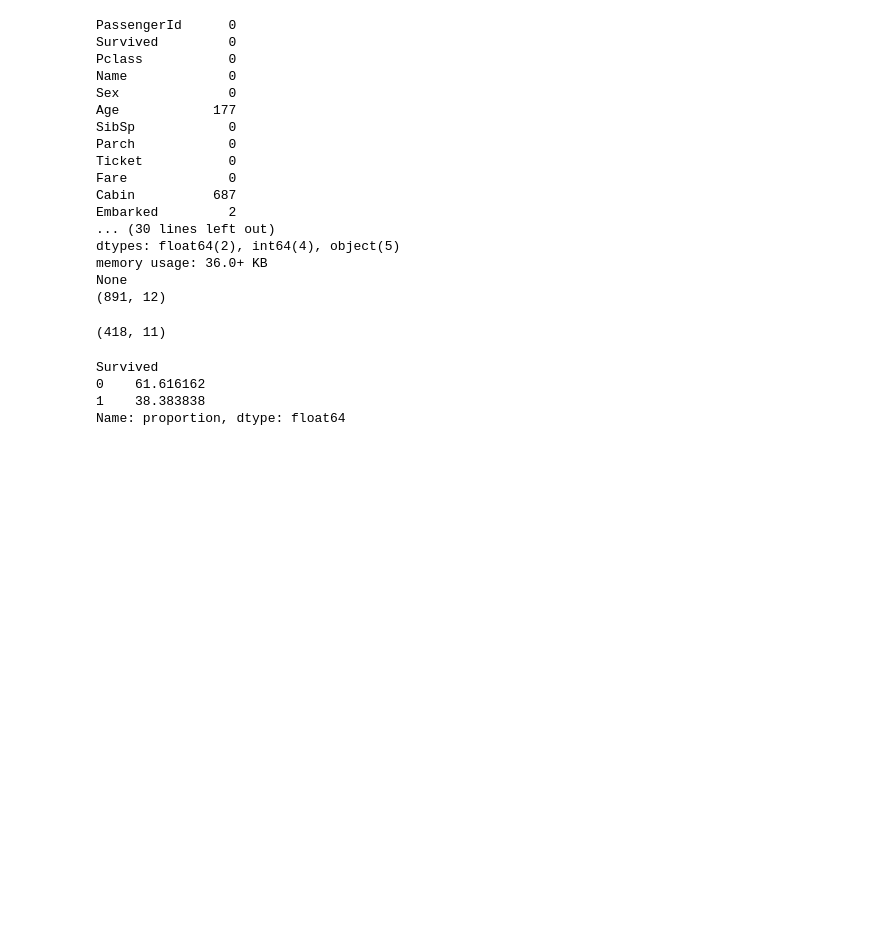
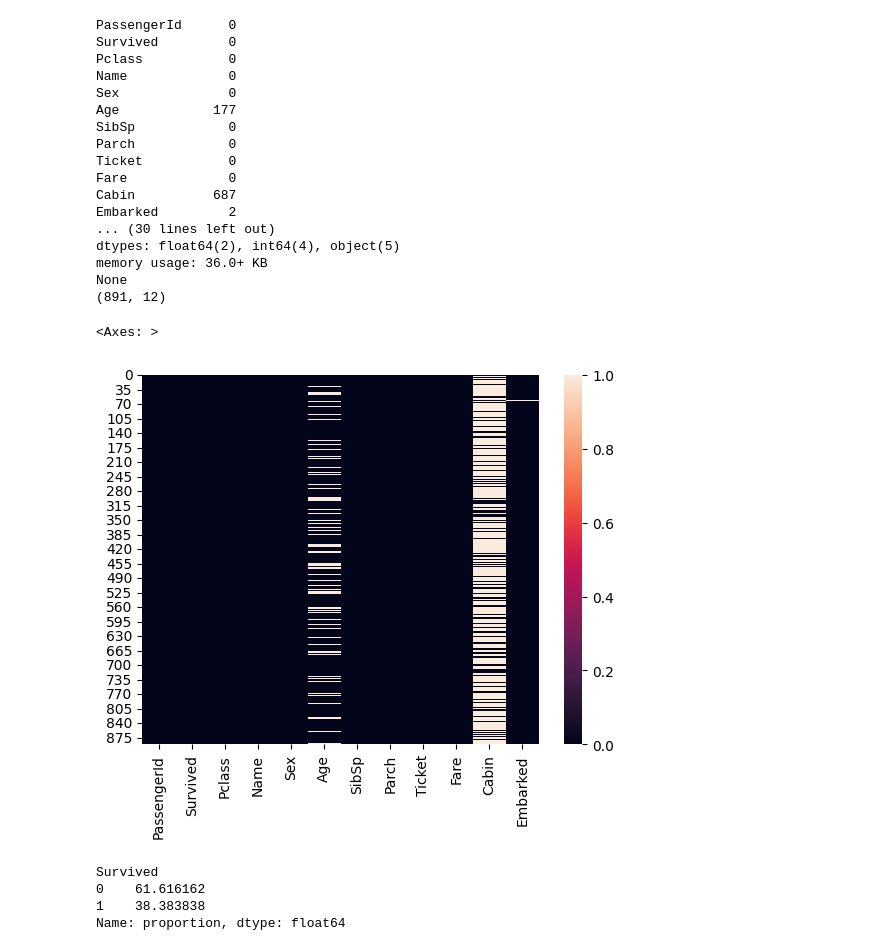
Before and after one commit to BOUTAMGHARINE/kaggle-titanic, a Jupyter notebook: notebook/ main.ipynb, the cells around one changed output. Drawn from its saved outputs; the diff is of its cells as text; code cells hidden in the pictures; blank space fills up the shorter version.

```diff
--- a/notebook/ main.ipynb
+++ b/notebook/ main.ipynb
@@ -14,34 +14,36 @@ from sklearn.svm import SVC
 
 
 
 train = pd.read_csv("../data/train.csv")
 test = pd.read_csv("../data/test.csv")
 
 print(train.isnull().sum())
 print("-----------------------------------")
 print(test.isnull().sum())
 print(test.info())
 print(train.shape)
 test.shape
+sns.heatmap(train.isnull())
 # %% [output]
 PassengerId      0
 Survived         0
 Pclass           0
 Name             0
 Sex              0
 Age            177
 SibSp            0
 Parch            0
 Ticket           0
 Fare             0
 Cabin          687
 Embarked         2
 ... (30 lines left out)
 dtypes: float64(2), int64(4), object(5)
 memory usage: 36.0+ KB
 None
 (891, 12)
-(418, 11)
+<Axes: >
+[figure, added]
 # %%
 train["Survived"].value_counts(normalize=True) * 100
 # %% [output]
```
Also changed, not shown: parts of 20 cells of this notebook.
